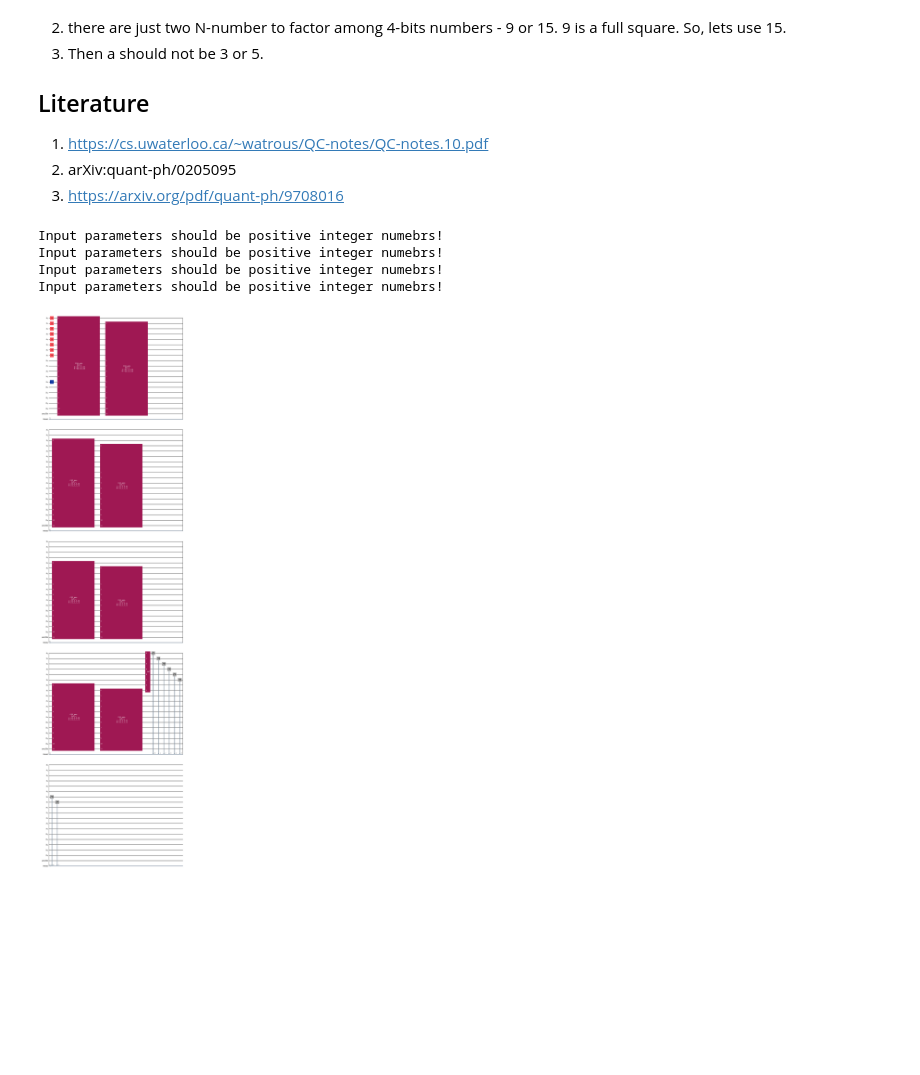
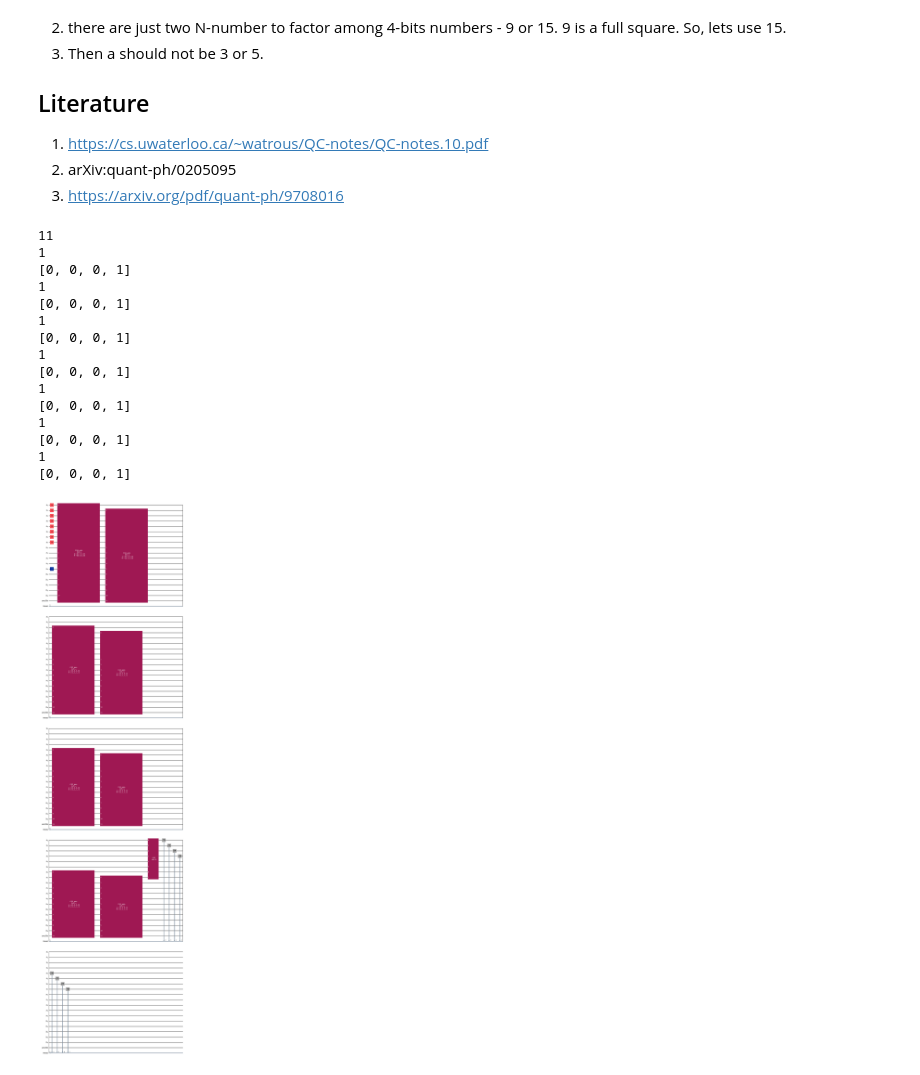
Before and after one commit to OlegUdalov/QC-qiskit-codes, a Jupyter notebook: Shor/OFC.ipynb, the cells around one changed output. Saved outputs shown, nothing was run; the diff lists cells and outputs as text; code cells hidden in the pictures; blank space fills up the shorter version.

```diff
--- a/Shor/OFC.ipynb
+++ b/Shor/OFC.ipynb
@@ -55,6 +55,8 @@ cl_num_a = [1, 0, 1, 1]
 cl_num_N = [1, 1, 1, 1]
 CU_gate_input = [0, 0, 0, 1]
 q_num_b =  [0, 0, 0, 0]
+
+cl_num_N_int = cr.bin_str_2int(cl_num_N)
 
 CU_gate_input = [0] + CU_gate_input
 q_num_b = [0] + q_num_b
@@ -89,44 +91,63 @@ qubits = [q_reg_search[0]]
 for i in range(bit_size + 1):
     qubits.append(q_reg_x[i])
 for i in range(bit_size + 1):
     qubits.append(q_reg_b[i])
 qubits.append(q_anc)
 OFC_circ.append(gate, qubits)
 
+aa = cr.bin_str_2int(cl_num_a)
+print(aa)
+
 for i in range(1, 2 * bit_size): #2 * bit_size
     #preparing a-number multiplied by 2^i
-    for j in range(0, bit_size - 1):
-        cl_num_a_curr[j] = cl_num_a_curr[j + 1]
-    cl_num_a_curr[bit_size - 1] = 0
+
+    aa1 = (pow(aa , pow(2, i))) % cl_num_N_int
+    print(aa1)
+    cl_num_a_curr = cr.int_2_bin_str(aa1, bit_size)
+    print(cl_num_a_curr)
 
     # Adding a QCA_gate
-    #print(bit_size)
     gate = qr.CQA_gate(bit_size, cl_num_a_curr, cl_num_N)
     qubits = [q_reg_search[i]]
     for i in range(bit_size + 1):
         qubits.append(q_reg_x[i])
     for i in range(bit_size + 1):
         qubits.append(q_reg_b[i])
     qubits.append(q_anc)
 
 
     OFC_circ.append(gate, qubits)
 
-#gate = qr.IQFTn_instr(2 * bit_size)
+gate = qr.IQFTn_instr(2 * bit_size)
 
-gate = qiskit.circuit.library.QFT(2 * bit_size, inverse = True)
+#gate = qiskit.circuit.library.QFT(2 * bit_size, inverse = True)
+#OFC_circ.swap(0,7)
+#OFC_circ.swap(1,6)
+#OFC_circ.swap(2,5)
+#OFC_circ.swap(3,4)
 OFC_circ.append(gate, q_reg_search)
 
 OFC_circ = qr.qubits_meas(q_reg_search, cl_reg_meas, OFC_circ)
 
 
 OFC_circ.draw('mpl')
 # %% [output]
-Input parameters should be positive integer numebrs!
-Input parameters should be positive integer numebrs!
-Input parameters should be positive integer numebrs!
-Input parameters should be positive integer numebrs!
+11
+1
+[0, 0, 0, 1]
+1
+[0, 0, 0, 1]
+1
+[0, 0, 0, 1]
+1
+[0, 0, 0, 1]
+1
+[0, 0, 0, 1]
+1
+[0, 0, 0, 1]
+1
+[0, 0, 0, 1]
-[figure, old version]
+[figure, new version]
 # %%
 import time
 #from qiskit.providers.basic_provider import BasicSimulator
```
Also changed, not shown: parts of 2 cells of this notebook, 4 other files.
